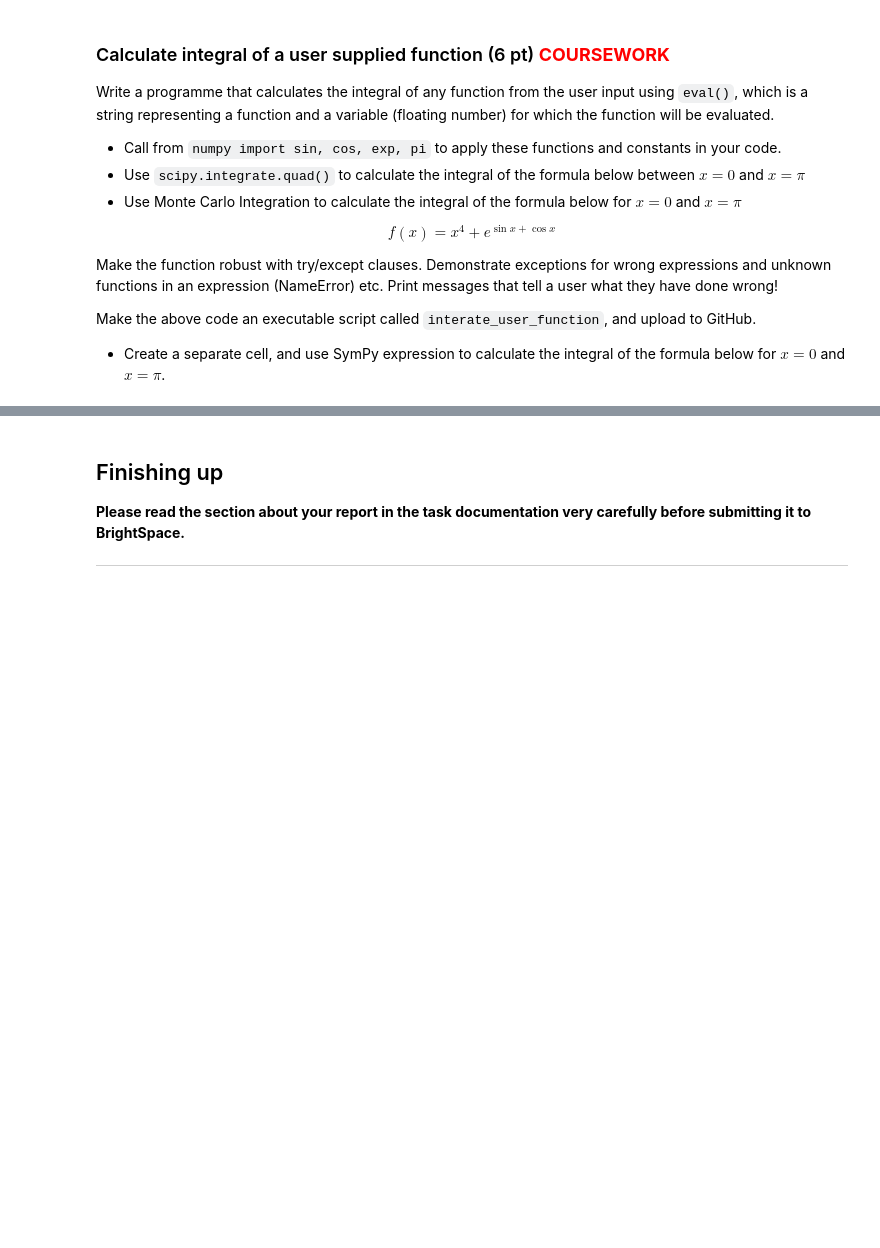
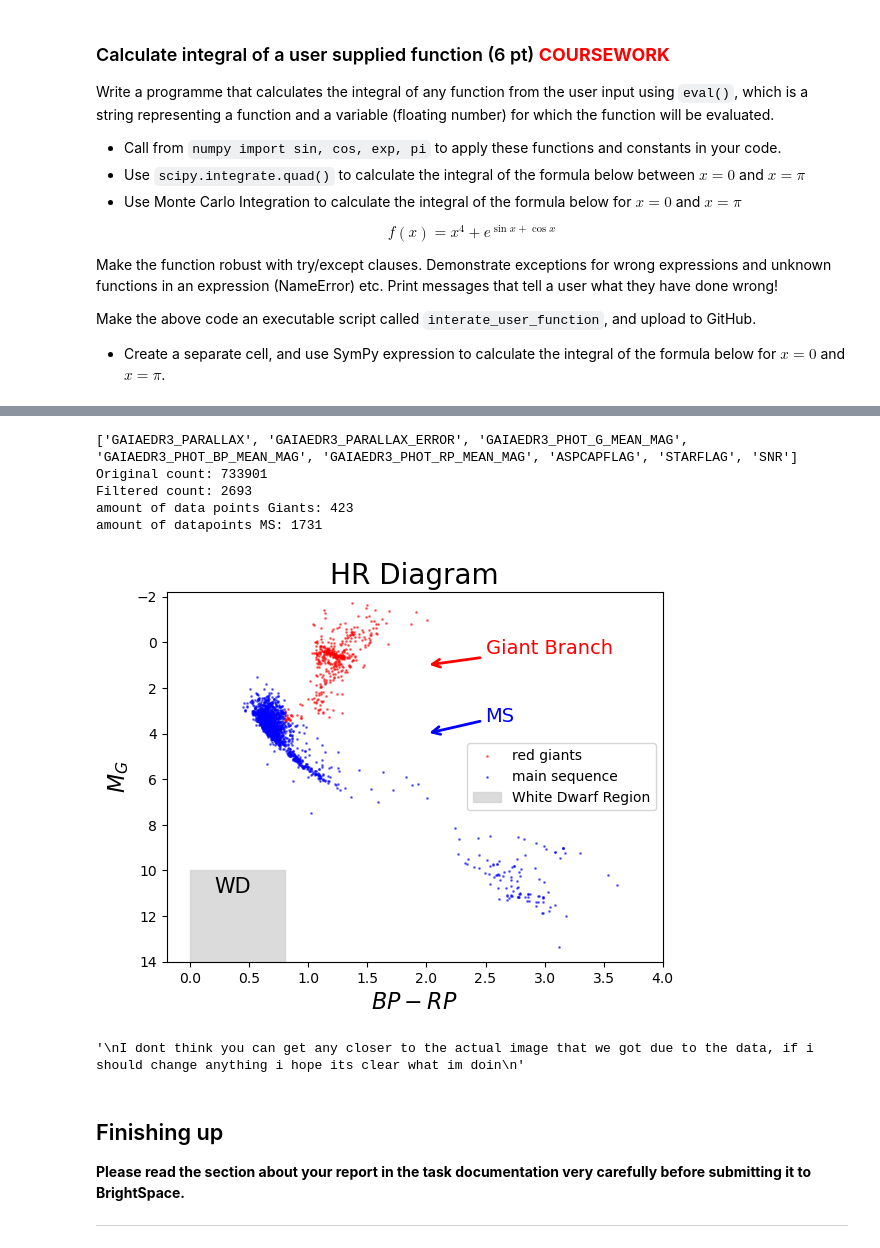
Before and after one commit to Deurmatannoniem1234/PROGNUM-repo, a Jupyter notebook: Task4/s6325084_Coursework4.ipynb, the cells around one changed output, grey strips where cells are left out. Saved outputs shown, nothing was run; the diff lists cells and outputs as text; code cells hidden in the pictures; blank space fills up the shorter version.

```diff
--- a/Task4/s6325084_Coursework4.ipynb
+++ b/Task4/s6325084_Coursework4.ipynb
@@ -362,7 +371,7 @@ mask = (
     (data['STARFLAG'] == 0) &
     (data['ASPCAPFLAG'] == 0) &
     (data['SNR'] > 10) &
-    (data['GAIAEDR3_PARALLAX'] / data['GAIAEDR3_PARALLAX_ERROR'] > 5) &
+    (data['GAIAEDR3_PARALLAX'] - data['GAIAEDR3_PARALLAX_ERROR'] > 5) &
     (~np.isnan(data['GAIAEDR3_PHOT_G_MEAN_MAG'])) &
     (~np.isnan(data['GAIAEDR3_PHOT_BP_MEAN_MAG'])) &
     (~np.isnan(data['GAIAEDR3_PHOT_RP_MEAN_MAG']))
@@ -393,39 +402,43 @@ BPRPGB = BPRP[maskGB]
 MS = MG[maskMS]
 BPRPMS = BPRP[maskMS]
 
 print(f"amount of data points Giants: {len(MGB)}")
 print(f"amount of datapoints MS: {len(MS)}")
 
-plt.scatter(BPRPGB, MGB, color = 'r', s = 0.5, alpha = 0.5, label = "red giants")
-plt.scatter(BPRPMS, MS , color = 'b', s = 0.5, alpha = 0.5, label = "main sequence")
+plt.scatter(BPRPGB, MGB, color = 'r', s = 1, alpha = 0.5, label = "red giants")
+plt.scatter(BPRPMS, MS , color = 'b', s = 1, alpha = 0.5, label = "main sequence")
 #plt.scatter(BPRP, MG, alpha = 0.5)
 
 plt.xlim(-0.2,4)
 plt.ylim(-2.2,14)
 
 # WD box
 rect = plt.Rectangle((0, 10), 0.8, 5, color='lightgrey', alpha=0.8, label='White Dwarf Region', zorder=1)
 plt.gca().add_patch(rect)
 plt.text(0.2, 11, 'WD', fontsize=15, color='black')
 
 # Formatting the plot
 plt.title('HR Diagram', fontsize=20)
 plt.xlabel('$BP - RP$', fontsize=16)
 plt.ylabel('$M_G$', fontsize=16)
 
 #Arrows
 plt.annotate('Giant Branch', xy=(2.0, 1.0), xytext=(2.5, 0.5), color='red', fontsize=14,
              arrowprops=dict(arrowstyle='->', color='red', lw=2))
 plt.annotate('MS', xy=(2.0, 4.0), xytext=(2.5, 3.5), color='blue', fontsize=14,
              arrowprops=dict(arrowstyle='->', color='blue', lw=2))
 
 plt.gca().invert_yaxis() #reverse the yaxis
 plt.legend(fontsize = 10)
 plt.show()
-
-"""
-I dont think you can get any closer to the actual image that we got due to the data, if i should change anything i hope its clear what im doin
-"""
+# %% [output]
+['GAIAEDR3_PARALLAX', 'GAIAEDR3_PARALLAX_ERROR', 'GAIAEDR3_PHOT_G_MEAN_MAG', 'GAIAEDR3_PHOT_BP_MEAN_MAG', 'GAIAEDR3_PHOT_RP_MEAN_MAG', 'ASPCAPFLAG', 'STARFLAG', 'SNR']
+Original count: 733901
+Filtered count: 2693
+amount of data points Giants: 423
+amount of datapoints MS: 1731
+[figure, added]
+'\nI dont think you can get any closer to the actual image that we got due to the data, if i should change anything i hope its clear what im doin\n'
 # %%
 # Leave unaltered
 totalpoints += 6
```
Also changed, not shown: parts of 1 cell of this notebook, 9 other files.
